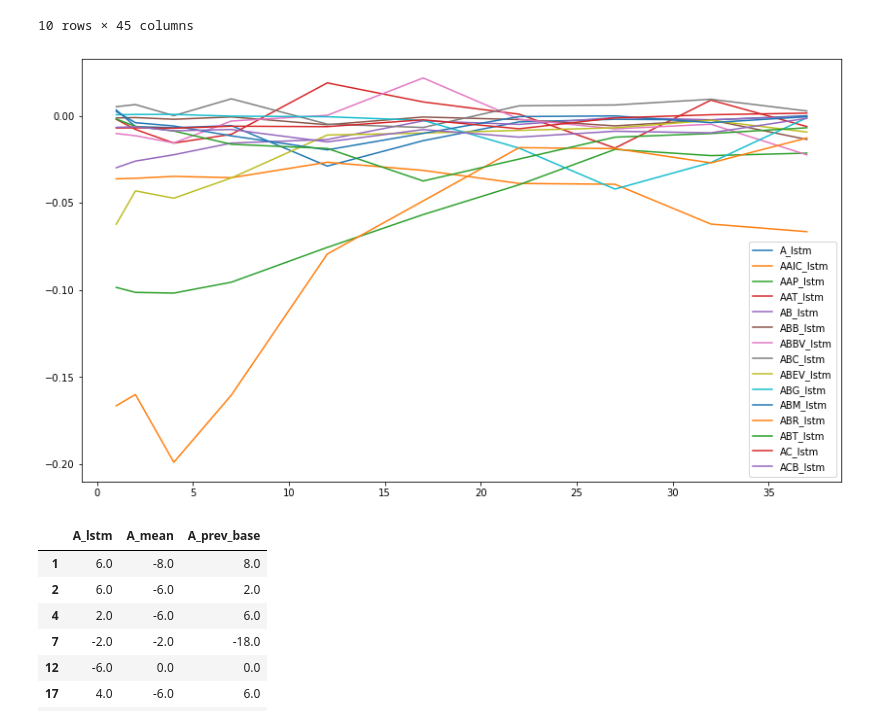
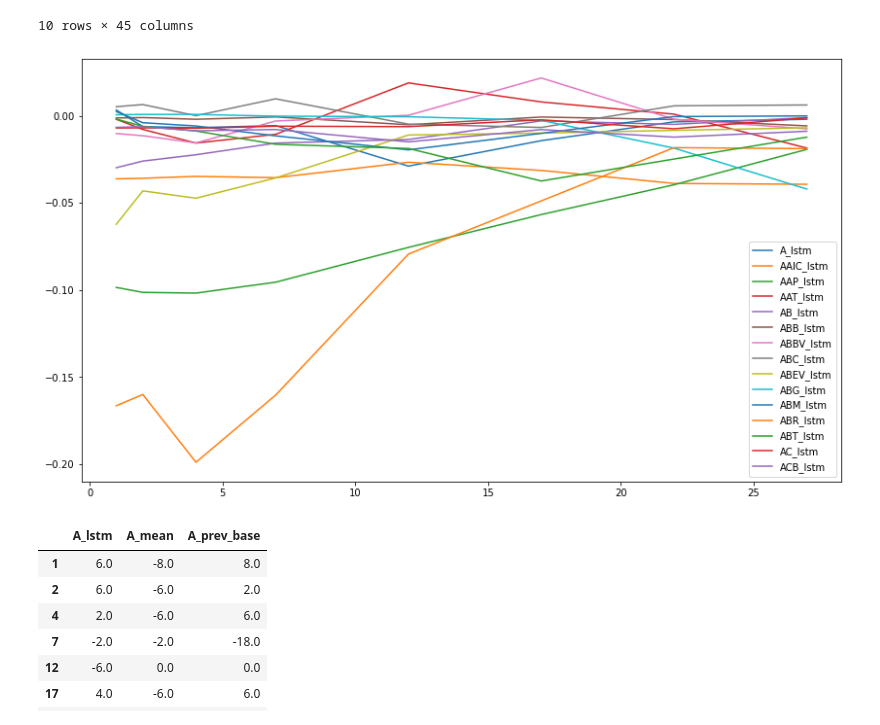
Before and after one commit to Maltanno/Capstone_project, a Jupyter notebook: Comparison.ipynb, the cells around one changed output. Saved outputs shown, nothing was run; the diff lists cells and outputs as text; code cells hidden in the pictures.

```diff
--- a/Comparison.ipynb
+++ b/Comparison.ipynb
@@ -348,9 +352,9 @@ resfr2
 | 37 | 0.000030 | -0.045796 | -2.801560 | -0.066495 | -0.047829 | -1.313090 | -0.021438 | -0.022928 | ... |
 10 rows × 45 columns
 # %%
-resfr2[lstms].plot(figsize=(14,8));
+resfr2.loc[:27, lstms].plot(figsize=(14,8));
 # %% [output]
-[figure, old version]
+[figure, new version]
 # %%
 #concordant pairs
 future = [1, 2, 4, 7, 12, 17, 22, 27, 32, 37]
```
Also changed, not shown: parts of 4 cells of this notebook, 1 other file.
